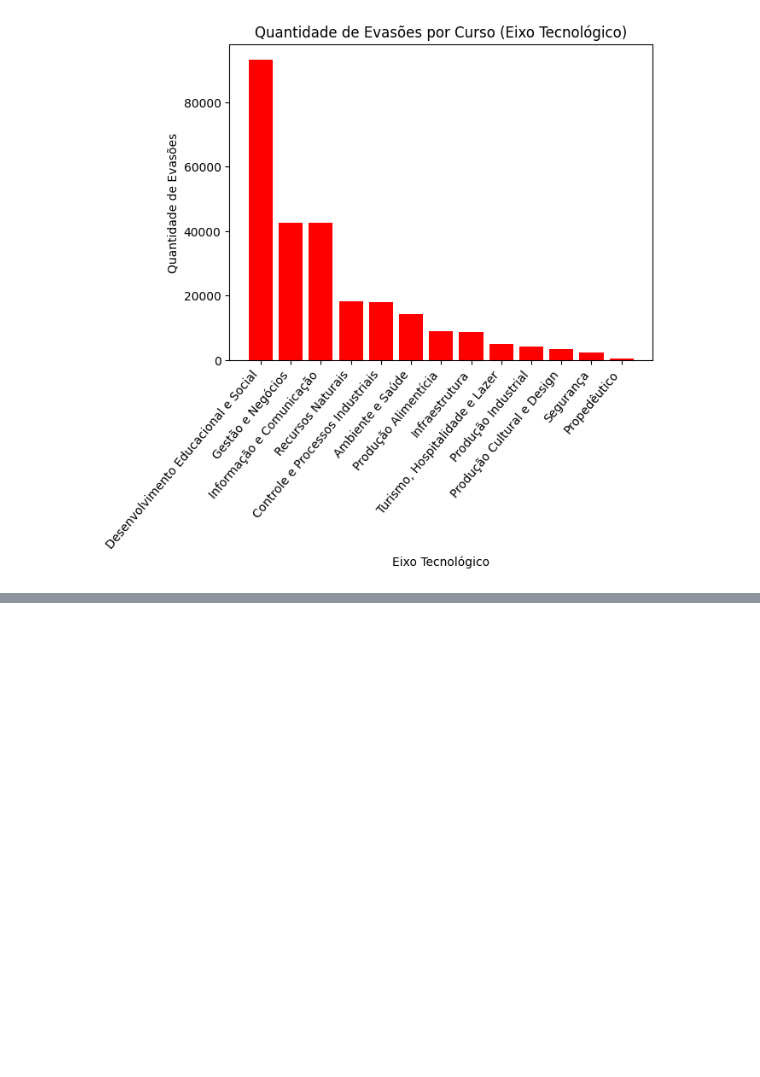
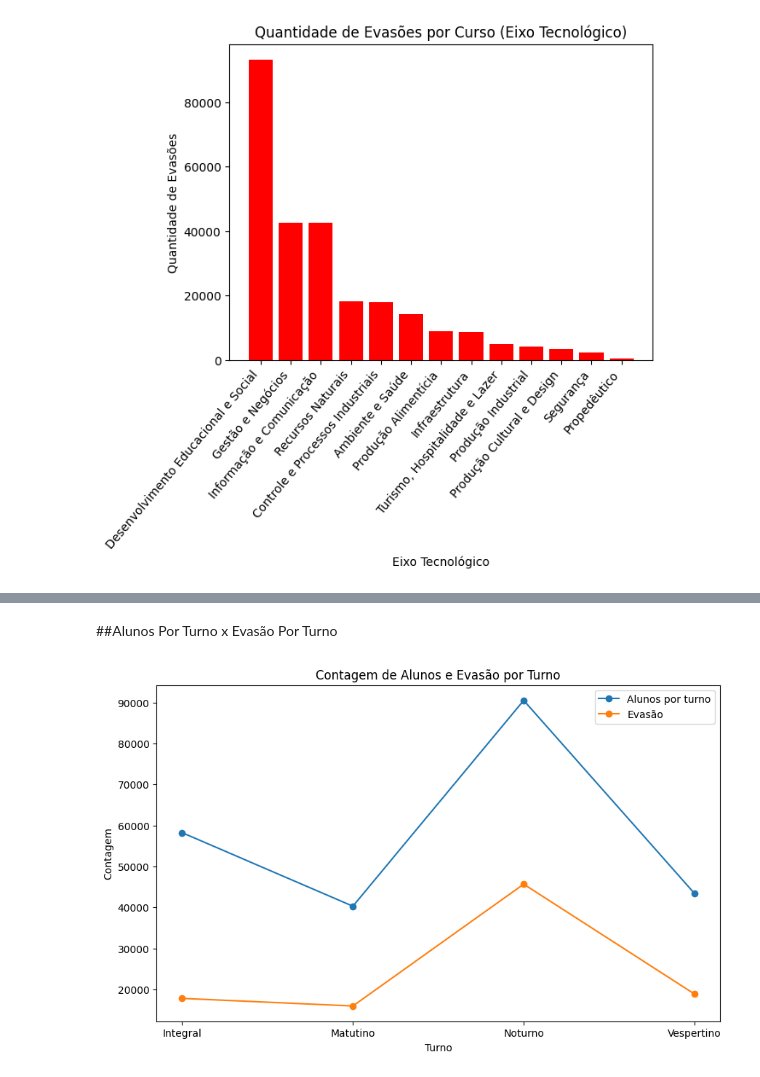
Before and after one commit to JoseChacon01/projeto_final_analise_dados, a Jupyter notebook: Projeto_Final_Analise.ipynb, the cells around one changed output, grey strips where cells are left out. Saved outputs shown, nothing was run; the diff lists cells and outputs as text; code cells hidden in the pictures; blank space fills up the shorter version.

```diff
--- a/Projeto_Final_Analise.ipynb
+++ b/Projeto_Final_Analise.ipynb
@@ -465,0 +558,19 @@ Name: Eixo Tecnológico, dtype: int64
+# %% [markdown]
+##Alunos Por Turno x Evasão Por Turno
+# %%
+# Criando um gráfico de linhas
+plt.figure(figsize=(10, 6))
+plt.plot(contagem_registros_por_turno, marker='o', label='Alunos por turno')
+plt.plot(quantidade_evasao_por_turno, marker='o', label='Evasão')
+
+
+plt.ylabel('Contagem')
+plt.xlabel('Turno')
+plt.title('Contagem de Alunos e Evasão por Turno')
+
+# Adicionando legenda
+plt.legend()
+
+plt.show()
+# %% [output]
+[figure, added]
```
Also changed, not shown: parts of 11 cells of this notebook.
